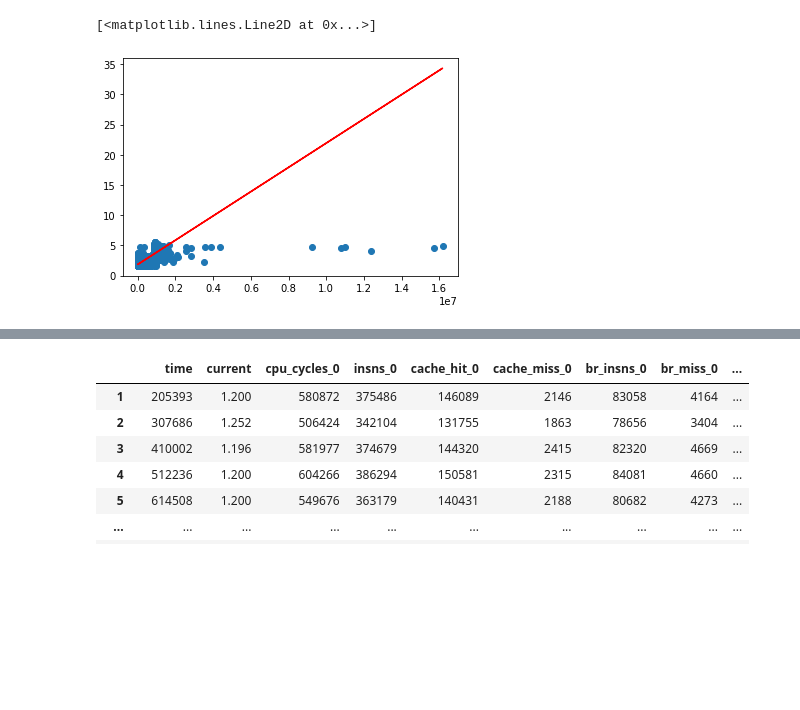
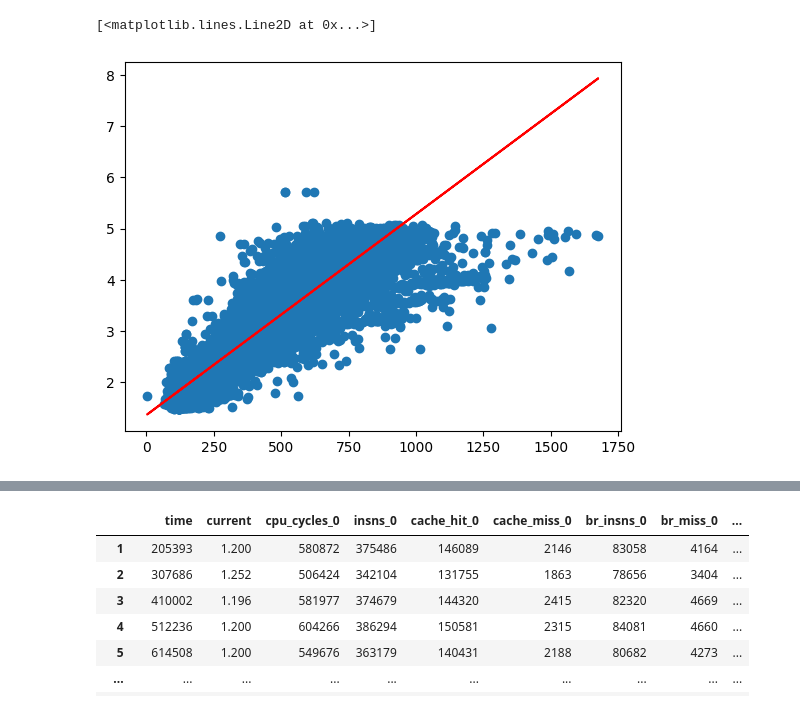
Before and after one commit to radshield/raspi-sel, a Jupyter notebook: analysis/perf_numa.ipynb, the cells around one changed output, grey strips where cells are left out. Cells and saved outputs as stored; diff of their text form; code cells hidden in the pictures; blank space fills up the shorter version.

```diff
--- a/analysis/perf_numa.ipynb
+++ b/analysis/perf_numa.ipynb
@@ -72,17 +72,17 @@ clock_speed           0.962808
 Name: current, dtype: float64
 # %%
 cpu_linear = LinearRegression()
-cpu_linear.fit(cpu_df['cpu_cycles_1'].values.reshape(-1, 1),
+cpu_linear.fit(cpu_df['clock_speed'].values.reshape(-1, 1),
                cpu_df['current'].values.reshape(-1, 1))
 
-plt.scatter(cpu_df['cpu_cycles_1'].values.reshape(-1, 1),
+plt.scatter(cpu_df['clock_speed'].values.reshape(-1, 1),
             cpu_df['current'].values.reshape(-1, 1))
-plt.plot(cpu_df['cpu_cycles_1'].values.reshape(-1, 1),
-         cpu_linear.predict(cpu_df['cpu_cycles_1'].values.reshape(-1, 1)),
+plt.plot(cpu_df['clock_speed'].values.reshape(-1, 1),
+         cpu_linear.predict(cpu_df['clock_speed'].values.reshape(-1, 1)),
          color='red')
 # %% [output]
 [<matplotlib.lines.Line2D at 0x...>]
-[figure, old version]
+[figure, new version]
 # %%
 #filtering out outliers to better see patterns in cpu_cycles
 
```
Also changed, not shown: parts of 13 cells of this notebook.
